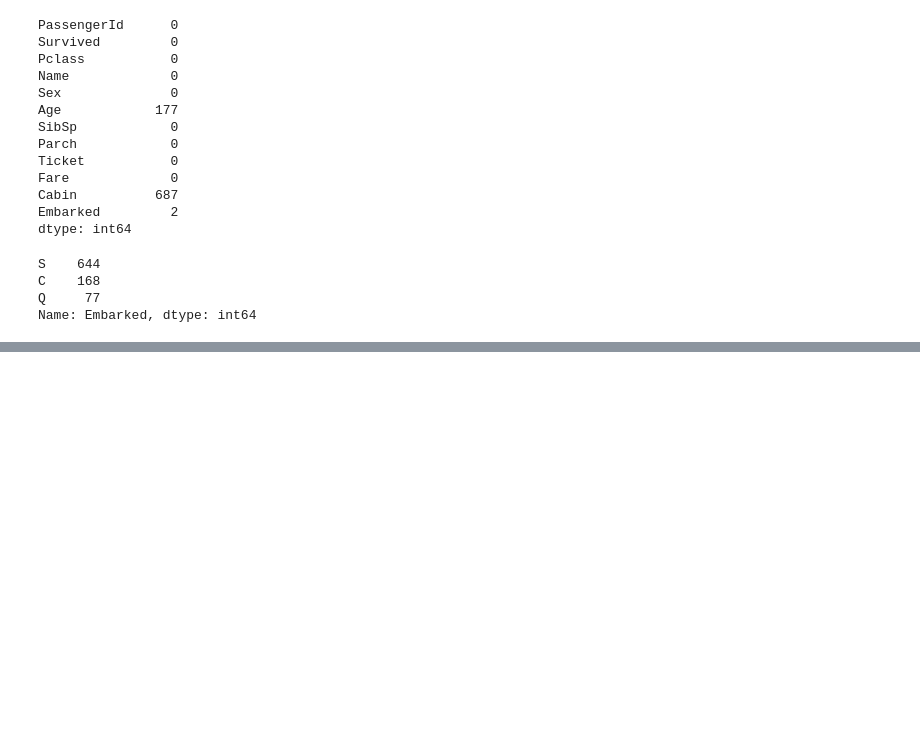
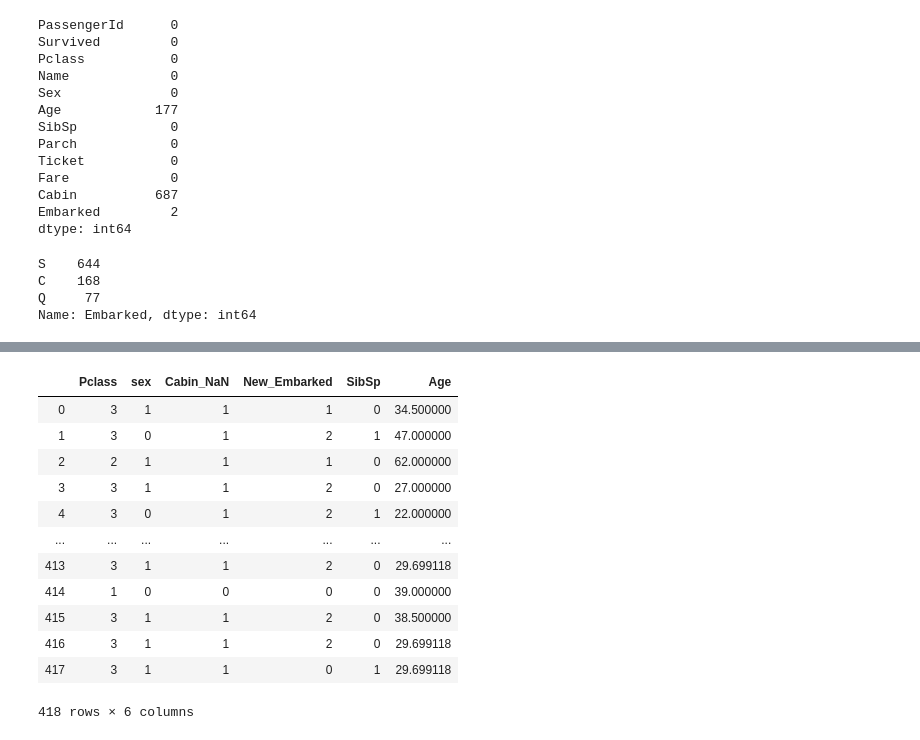
Before and after one commit to h2o4sure01/titanic-prediction, a Jupyter notebook: titanic prediction.ipynb, the cells around one changed output, grey strips where cells are left out. Drawn from its saved outputs; the diff is of its cells as text; code cells hidden in the pictures; blank space fills up the shorter version.

Commit message:
preprocessing

```diff
--- a/titanic prediction.ipynb
+++ b/titanic prediction.ipynb
@@ -61,6 +61,7 @@ from sklearn.preprocessing import Imputer
 # %%
 mean = train['Age'].mean()
 train['Age'].fillna(mean, inplace=True)
+test['Age'].fillna(mean, inplace=True)
 # %%
 train['Embarked'].value_counts()
 # %% [output]
@@ -70,3 +71,4 @@ Q     77
 Name: Embarked, dtype: int64
 # %%
 train['Embarked'].fillna('S', inplace=True)
+test['Embarked'].fillna('S', inplace=True)
@@ -82,2 +91,3 @@ train.head(5)
 # %%
 train['Cabin_NaN'] = train['Cabin'].isnull().astype(int)
+test['Cabin_NaN'] = test['Cabin'].isnull().astype(int)
@@ -97,0 +94,8 @@ Name: Cabin_NaN, dtype: int64
+# %%
+from sklearn.preprocessing import LabelEncoder
+model = LabelEncoder()
+train['sex'] = model.fit_transform(train['Sex'])
+test['sex']  = model.fit_transform(test['Sex'])
+
+train['New_Embarked'] = model.fit_transform(train['Embarked'])
+test['New_Embarked'] = model.fit_transform(test['Embarked'])
@@ -97,0 +135,17 @@ Name: Cabin_NaN, dtype: int64
+# %%
+df_test = test[['Pclass', 'sex','Cabin_NaN','New_Embarked','SibSp','Age']]
+df_test
+# %% [output]
+|  | Pclass | sex | Cabin_NaN | New_Embarked | SibSp | Age |
+| 0 | 3 | 1 | 1 | 1 | 0 | 34.500000 |
+| 1 | 3 | 0 | 1 | 2 | 1 | 47.000000 |
+| 2 | 2 | 1 | 1 | 1 | 0 | 62.000000 |
+| 3 | 3 | 1 | 1 | 2 | 0 | 27.000000 |
+| 4 | 3 | 0 | 1 | 2 | 1 | 22.000000 |
+| ... | ... | ... | ... | ... | ... | ... |
+| 413 | 3 | 1 | 1 | 2 | 0 | 29.699118 |
+| 414 | 1 | 0 | 0 | 0 | 0 | 39.000000 |
+| 415 | 3 | 1 | 1 | 2 | 0 | 38.500000 |
+| 416 | 3 | 1 | 1 | 2 | 0 | 29.699118 |
+| 417 | 3 | 1 | 1 | 0 | 1 | 29.699118 |
+418 rows × 6 columns
```
Also changed, not shown: parts of 5 cells of this notebook.
